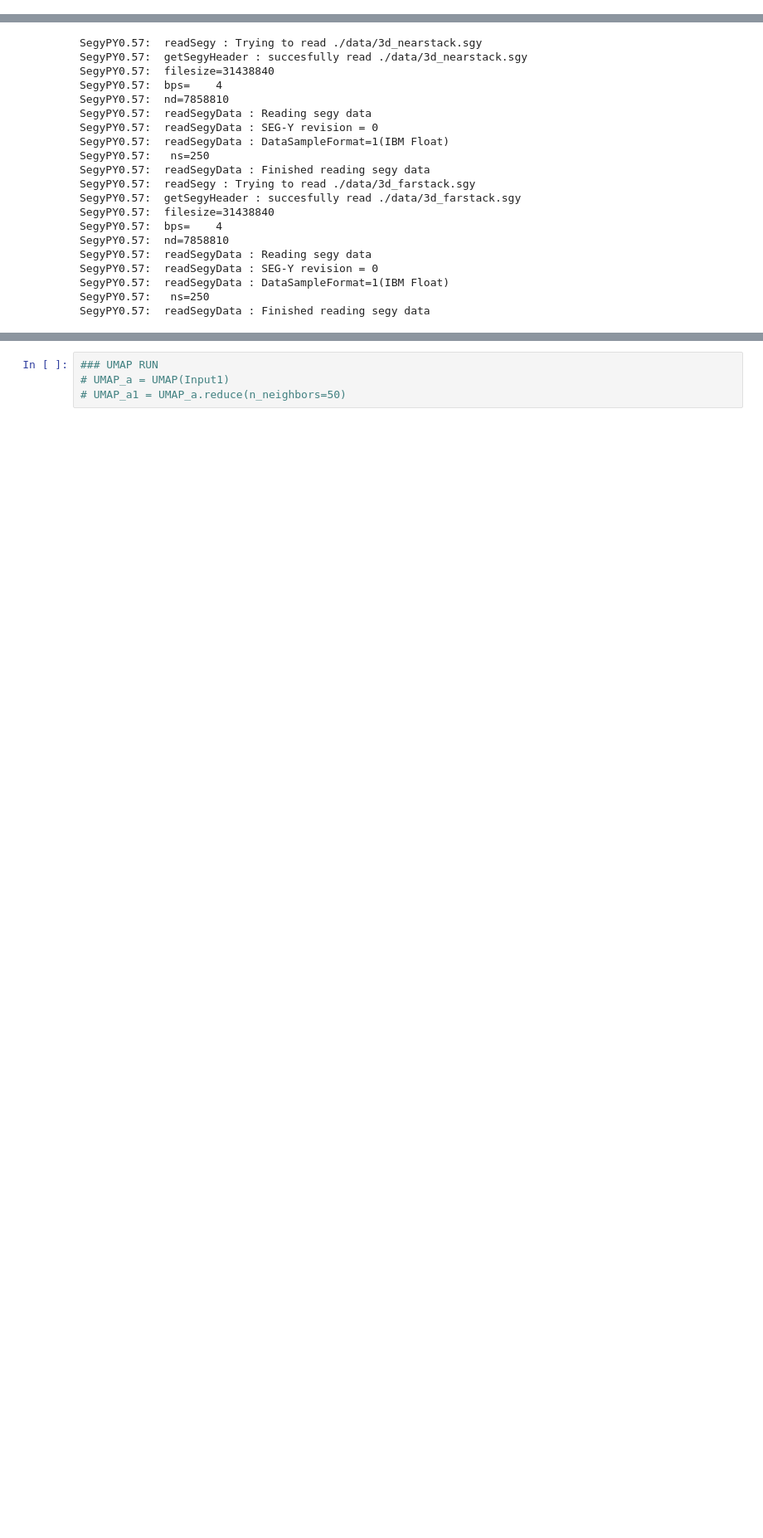
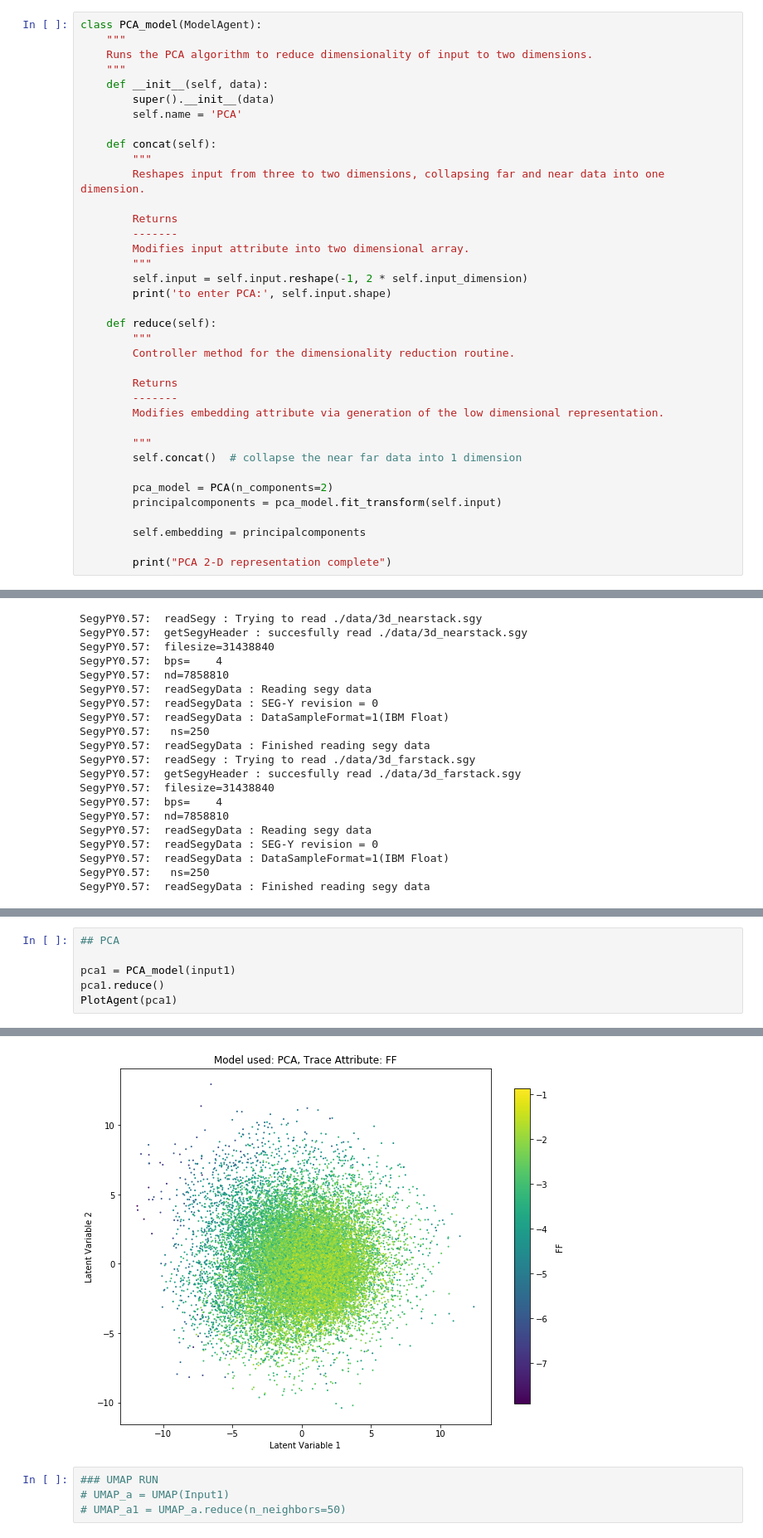
Before and after one commit to msc-acse/acse-9-independent-research-project-coush001, a Jupyter notebook: Prototype_NoteBook_2.0.ipynb, the cells around one changed output, grey strips where cells are left out. Shown at 83% size. Cells and saved outputs as stored; diff of their text form; blank space fills up the shorter version.

Commit message:
add PCA, separate UMAP from model run, include changes to GUI

```diff
--- a/Prototype_NoteBook_2.0.ipynb
+++ b/Prototype_NoteBook_2.0.ipynb
@@ -881,6 +883,43 @@ class b_VAE_model(ModelAgent):
                                            umap_neighbours=umap_neighbours)
         elif hidden_size == 2:
             self.embedding = self.zs.numpy()
+# %%
+class PCA_model(ModelAgent):
+    """
+    Runs the PCA algorithm to reduce dimensionality of input to two dimensions.
+    """
+    def __init__(self, data):
+        super().__init__(data)
+        self.name = 'PCA'
+
+    def concat(self):
+        """
+        Reshapes input from three to two dimensions, collapsing far and near data into one dimension.
+
+        Returns
+        -------
+        Modifies input attribute into two dimensional array.
+        """
+        self.input = self.input.reshape(-1, 2 * self.input_dimension)
+        print('to enter PCA:', self.input.shape)
+
+    def reduce(self):
+        """
+        Controller method for the dimensionality reduction routine.
+
+        Returns
+        -------
+        Modifies embedding attribute via generation of the low dimensional representation.
+
+        """
+        self.concat()  # collapse the near far data into 1 dimension
+
+        pca_model = PCA(n_components=2)
+        principalcomponents = pca_model.fit_transform(self.input)
+
+        self.embedding = principalcomponents
+
+        print("PCA 2-D representation complete")
 # %% [markdown]
 ### 1.3 PlottingAgent
 # %%
@@ -945,0 +973,7 @@ Processor has made an output with shape:  (25351, 2, 64)
+# %%
+## PCA
+
+pca1 = PCA_model(input1)
+pca1.reduce()
+PlotAgent(pca1)
+# %% [output]
@@ -946,3 +983,4 @@ Processor has made an output with shape:  (25351, 2, 64)
+[figure, added]
 # %%
 ### UMAP RUN
 # UMAP_a = UMAP(Input1)
```
Also changed, not shown: parts of 5 cells of this notebook, 5 other files.
